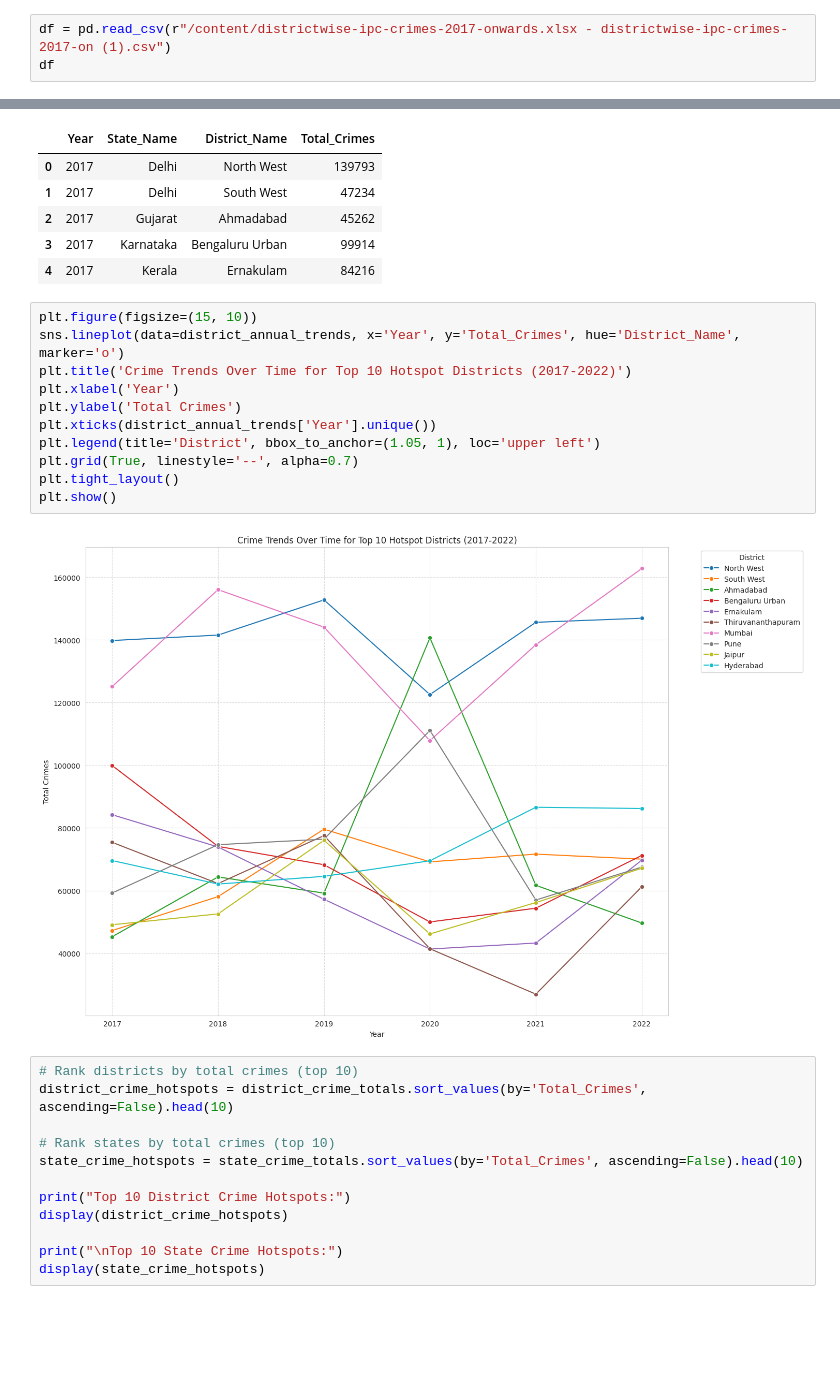
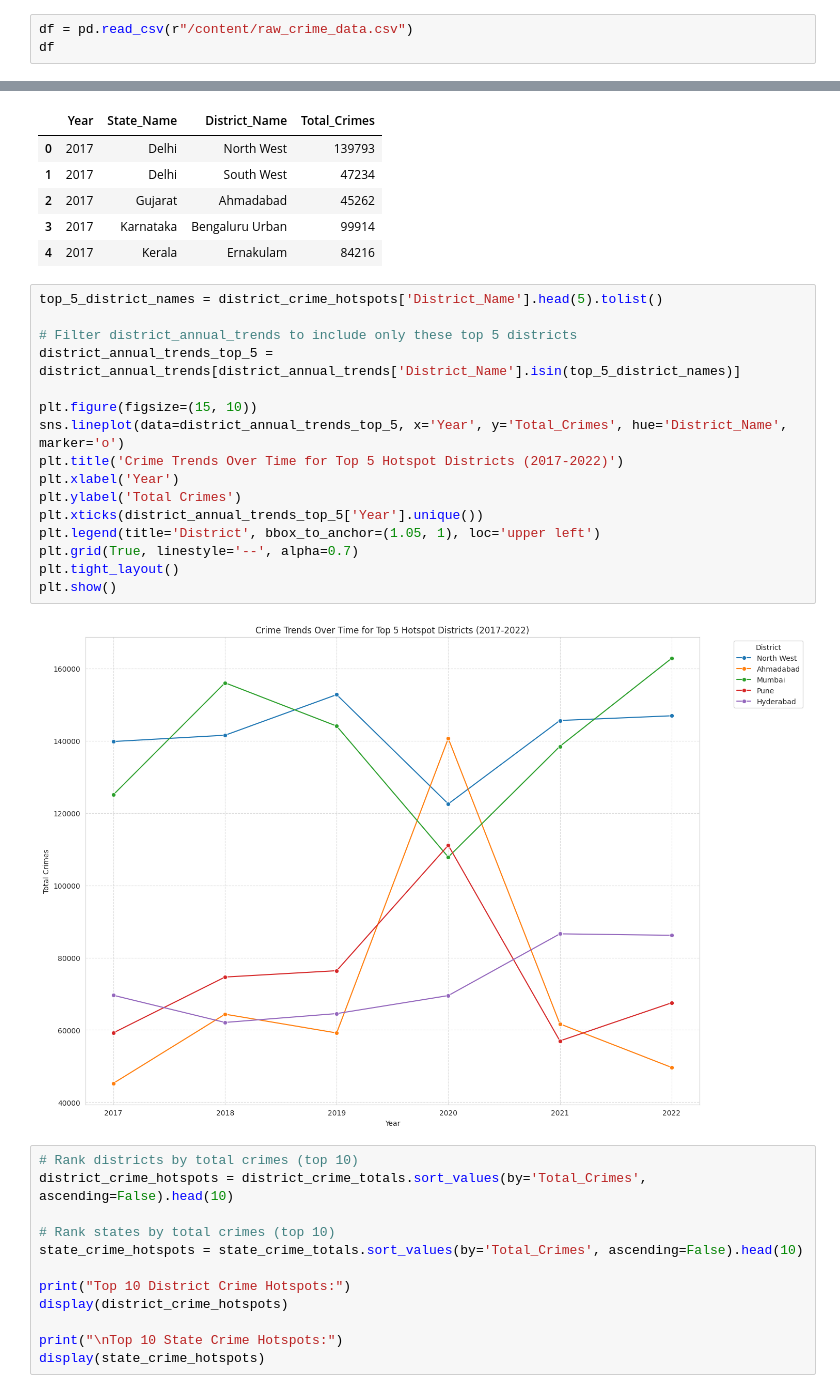
Before and after one commit to nexus9601/District-wise-Crime-Analysis, a Jupyter notebook: notebooks/crime_analysis_2017_2022.ipynb, the cells around one changed output, grey strips where cells are left out. Drawn from its saved outputs; the diff is of its cells as text; blank space fills up the shorter version.

```diff
--- a/notebooks/crime_analysis_2017_2022.ipynb
+++ b/notebooks/crime_analysis_2017_2022.ipynb
@@ -12,7 +12,7 @@ import seaborn as sns
 # %% [markdown]
 # **Importing the Dataset**
 # %%
-df = pd.read_csv(r"/content/districtwise-ipc-crimes-2017-onwards.xlsx - districtwise-ipc-crimes-2017-on (1).csv")
+df = pd.read_csv(r"/content/raw_crime_data.csv")
 df
 # %% [output]
 |  | id | year | state_name | state_code | district_name | district_code | registration_circles | murder | ... |
@@ -1050,18 +1050,23 @@ Annual crime trends for top 10 districts (first 5 rows):
 | 3 | 2017 | Karnataka | Bengaluru Urban | 99914 |
 | 4 | 2017 | Kerala | Ernakulam | 84216 |
 # %%
+top_5_district_names = district_crime_hotspots['District_Name'].head(5).tolist()
+
+# Filter district_annual_trends to include only these top 5 districts
+district_annual_trends_top_5 = district_annual_trends[district_annual_trends['District_Name'].isin(top_5_district_names)]
+
 plt.figure(figsize=(15, 10))
-sns.lineplot(data=district_annual_trends, x='Year', y='Total_Crimes', hue='District_Name', marker='o')
-plt.title('Crime Trends Over Time for Top 10 Hotspot Districts (2017-2022)')
+sns.lineplot(data=district_annual_trends_top_5, x='Year', y='Total_Crimes', hue='District_Name', marker='o')
+plt.title('Crime Trends Over Time for Top 5 Hotspot Districts (2017-2022)')
 plt.xlabel('Year')
 plt.ylabel('Total Crimes')
-plt.xticks(district_annual_trends['Year'].unique())
+plt.xticks(district_annual_trends_top_5['Year'].unique())
 plt.legend(title='District', bbox_to_anchor=(1.05, 1), loc='upper left')
 plt.grid(True, linestyle='--', alpha=0.7)
 plt.tight_layout()
 plt.show()
 # %% [output]
-[figure, old version]
+[figure, new version]
 # %%
 # Rank districts by total crimes (top 10)
 district_crime_hotspots = district_crime_totals.sort_values(by='Total_Crimes', ascending=False).head(10)
```
Also changed, not shown: parts of 3 cells of this notebook.
